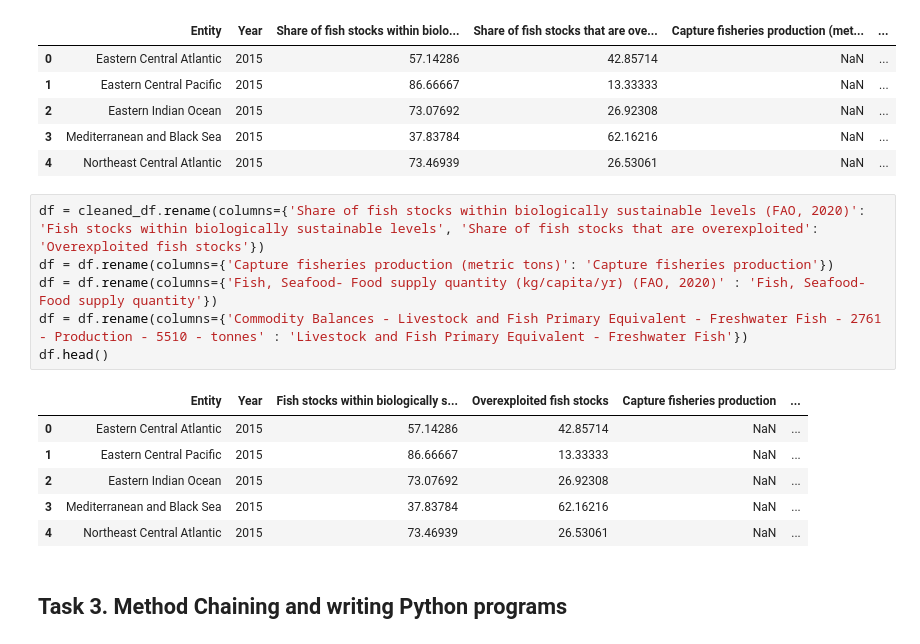
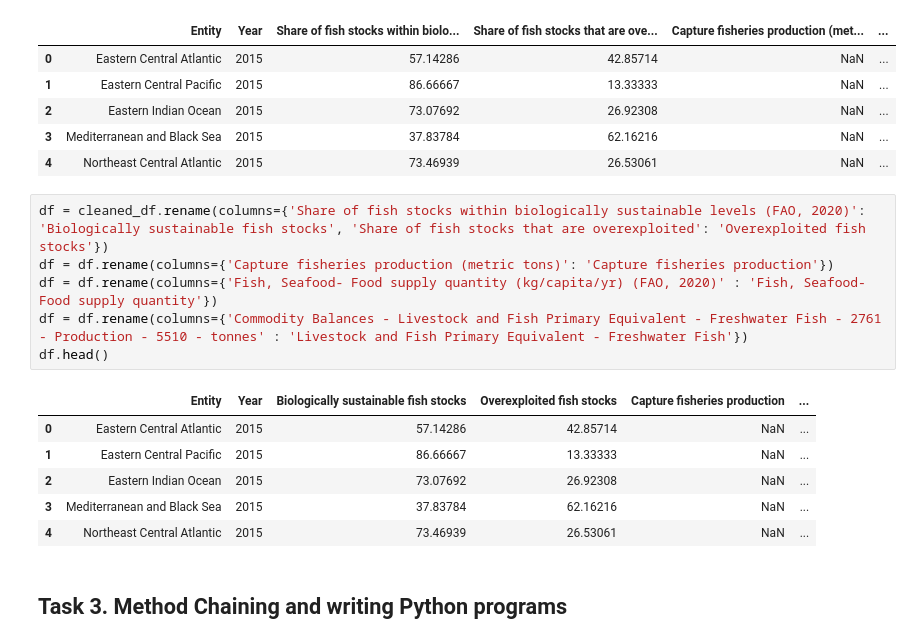
Before and after one commit to ubco-W2022T1-cosc301/project-group34, a Jupyter notebook: notebooks/livia.ipynb, the cells around one changed output. Cells and saved outputs as stored; diff of their text form.

```diff
--- a/notebooks/livia.ipynb
+++ b/notebooks/livia.ipynb
@@ -199,13 +251,13 @@ cleaned_df.head()
 | 3 | Mediterranean and Black Sea | 2015 | 37.83784 | 62.16216 | NaN | ... |
 | 4 | Northeast Central Atlantic | 2015 | 73.46939 | 26.53061 | NaN | ... |
 # %%
-df = cleaned_df.rename(columns={'Share of fish stocks within biologically sustainable levels (FAO, 2020)': 'Fish stocks within biologically sustainable levels', 'Share of fish stocks that are overexploited': 'Overexploited fish stocks'})
+df = cleaned_df.rename(columns={'Share of fish stocks within biologically sustainable levels (FAO, 2020)': 'Biologically sustainable fish stocks', 'Share of fish stocks that are overexploited': 'Overexploited fish stocks'})
 df = df.rename(columns={'Capture fisheries production (metric tons)': 'Capture fisheries production'})
 df = df.rename(columns={'Fish, Seafood- Food supply quantity (kg/capita/yr) (FAO, 2020)' : 'Fish, Seafood- Food supply quantity'})
 df = df.rename(columns={'Commodity Balances - Livestock and Fish Primary Equivalent - Freshwater Fish - 2761 - Production - 5510 - tonnes' : 'Livestock and Fish Primary Equivalent - Freshwater Fish'})
 df.head()
 # %% [output]
-|  | Entity | Year | Fish stocks within biologically s... | Overexploited fish stocks | Capture fisheries production | ... |
+|  | Entity | Year | Biologically sustainable fish stocks | Overexploited fish stocks | Capture fisheries production | ... |
 | 0 | Eastern Central Atlantic | 2015 | 57.14286 | 42.85714 | NaN | ... |
 | 1 | Eastern Central Pacific | 2015 | 86.66667 | 13.33333 | NaN | ... |
 | 2 | Eastern Indian Ocean | 2015 | 73.07692 | 26.92308 | NaN | ... |
```
Also changed, not shown: parts of 5 cells of this notebook, 2 other files.
